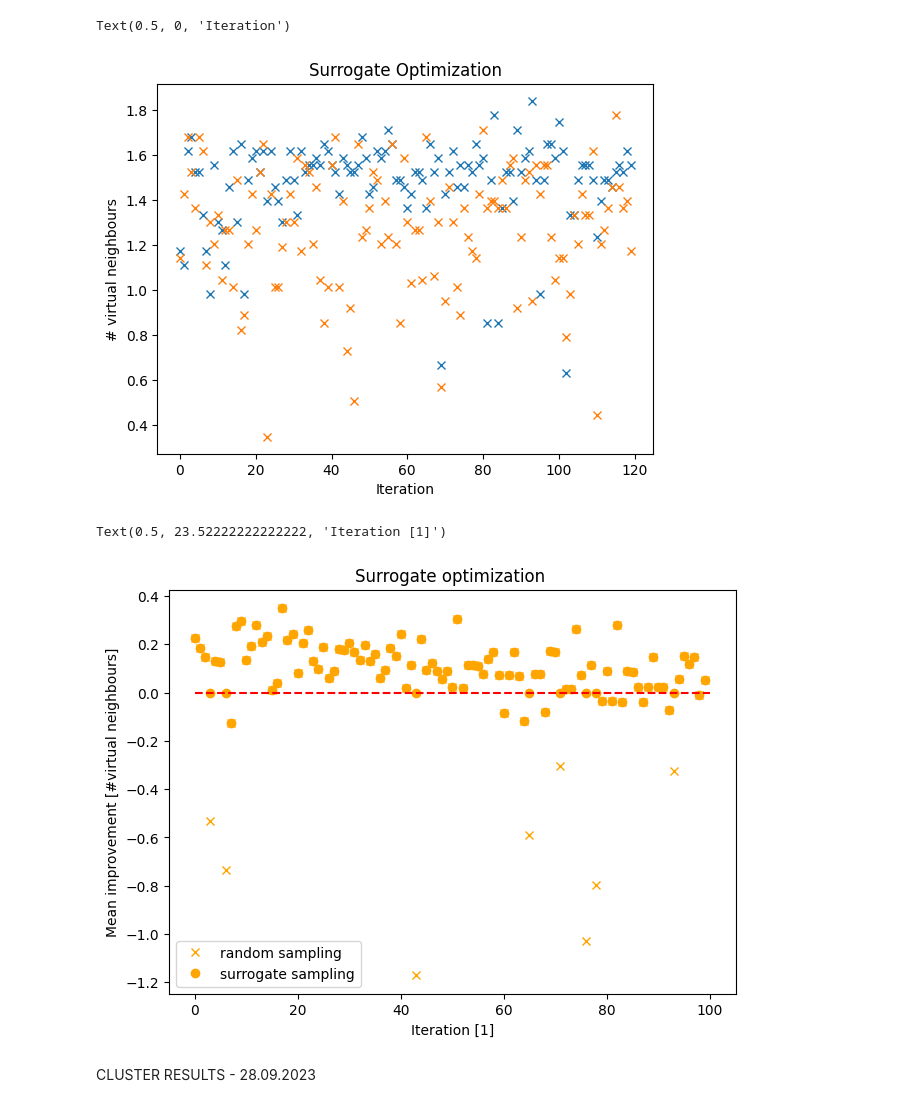
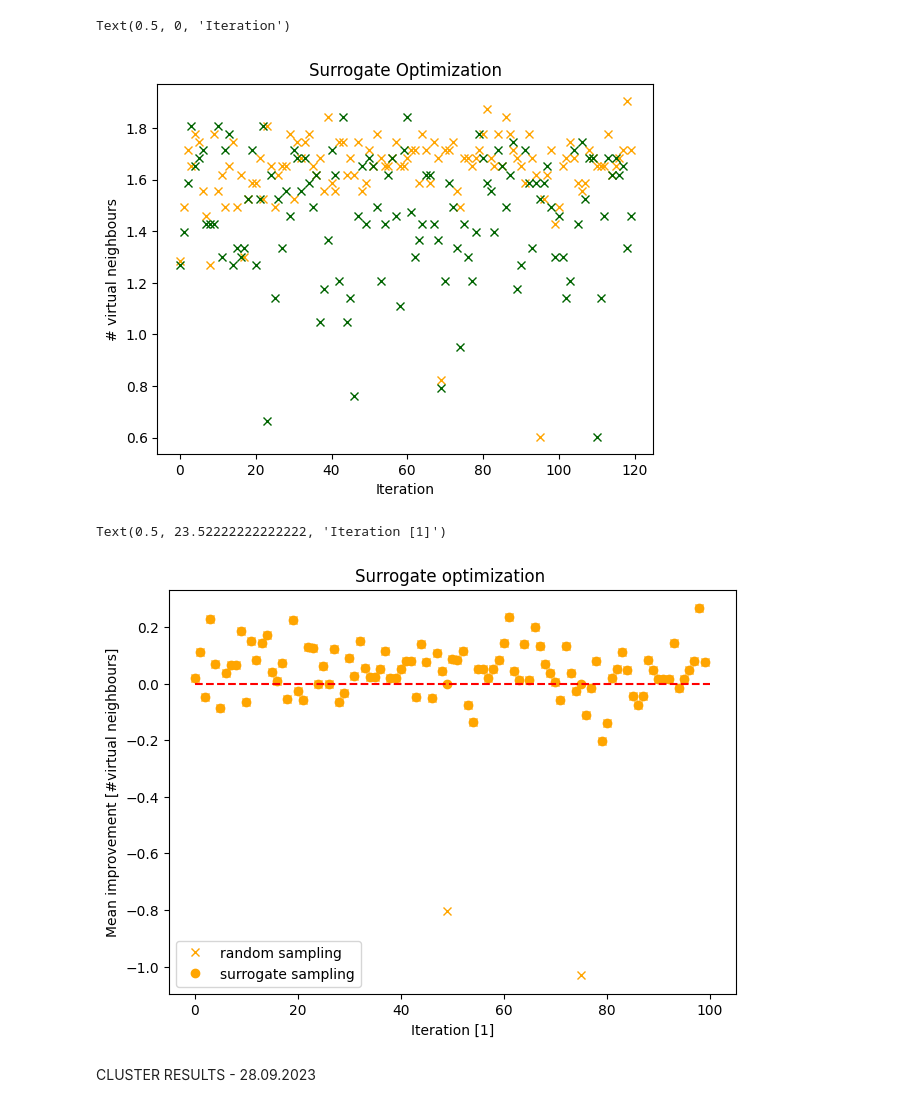
Before and after one commit to Luisenden/qnetsur, a Jupyter notebook: test.ipynb, the cells around one changed output. Drawn from its saved outputs; the diff is of its cells as text; code cells hidden in the pictures.

```diff
--- a/test.ipynb
+++ b/test.ipynb
@@ -35,7 +35,7 @@ vals = {
 
 s = Surrogate(main.simulation_cd,vals,vars,20)
 
-MAXITER = 20
+MAXITER = 100
 for iter in range(MAXITER):
     x_new, _ , opt = s.improvement()
     s.update(x_new, opt)
@@ -64,13 +64,13 @@ for iter in range(MAXITER):
 s_ref = Surrogate(main.simulation_cd,vals,vars,120)
 # %%
 plt.title('Surrogate Optimization')
-plt.plot([np.mean(y_i) for y_i in s.y], 'x', label='Surrogate optimization')
-plt.plot([np.mean(y_i) for y_i in s_ref.y],'x', label='Random evaluations')
+plt.plot([np.mean(y_i) for y_i in s.y], 'x', label='Surrogate optimization', color='orange')
+plt.plot([np.mean(y_i) for y_i in s_ref.y],'x', label='Random evaluations', color='darkgreen')
 plt.ylabel('# virtual neighbours')
 plt.xlabel('Iteration')
 # %% [output]
 Text(0.5, 0, 'Iteration')
-[figure, old version]
+[figure, new version]
 # %%
 plt.title('Surrogate optimization ')
 plt.plot(s.mean_improvement, 'x', label='random sampling', color='orange')
@@ -82,7 +82,7 @@ plt.ylabel('Mean improvement [#virtual neighbours]')
 plt.xlabel('Iteration [1]')
 # %% [output]
 Text(0.5, 23.52222222222222, 'Iteration [1]')
-[figure, old version]
+[figure, new version]
 # %% [markdown]
 CLUSTER RESULTS - 28.09.2023
 # %%
```
Also changed, not shown: parts of 9 cells of this notebook, 5 other files.
